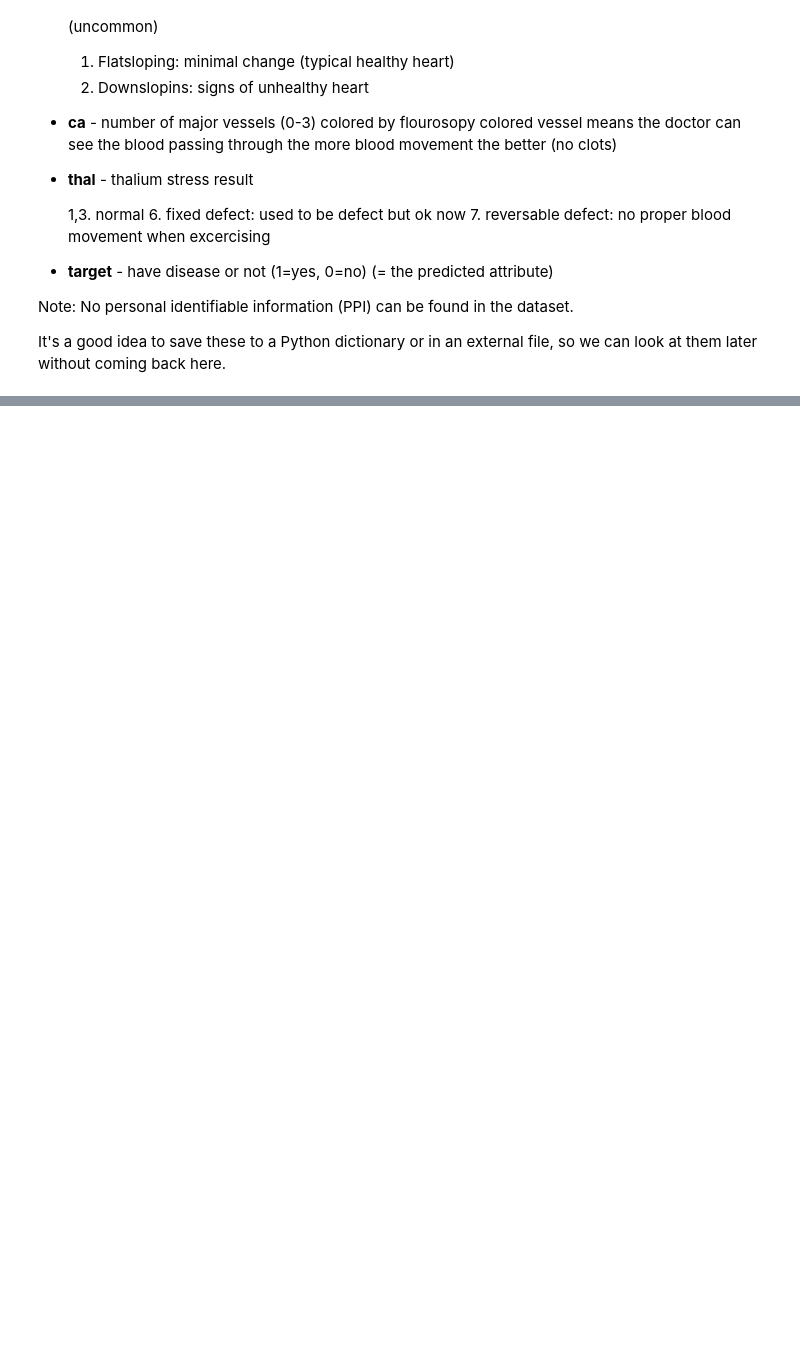
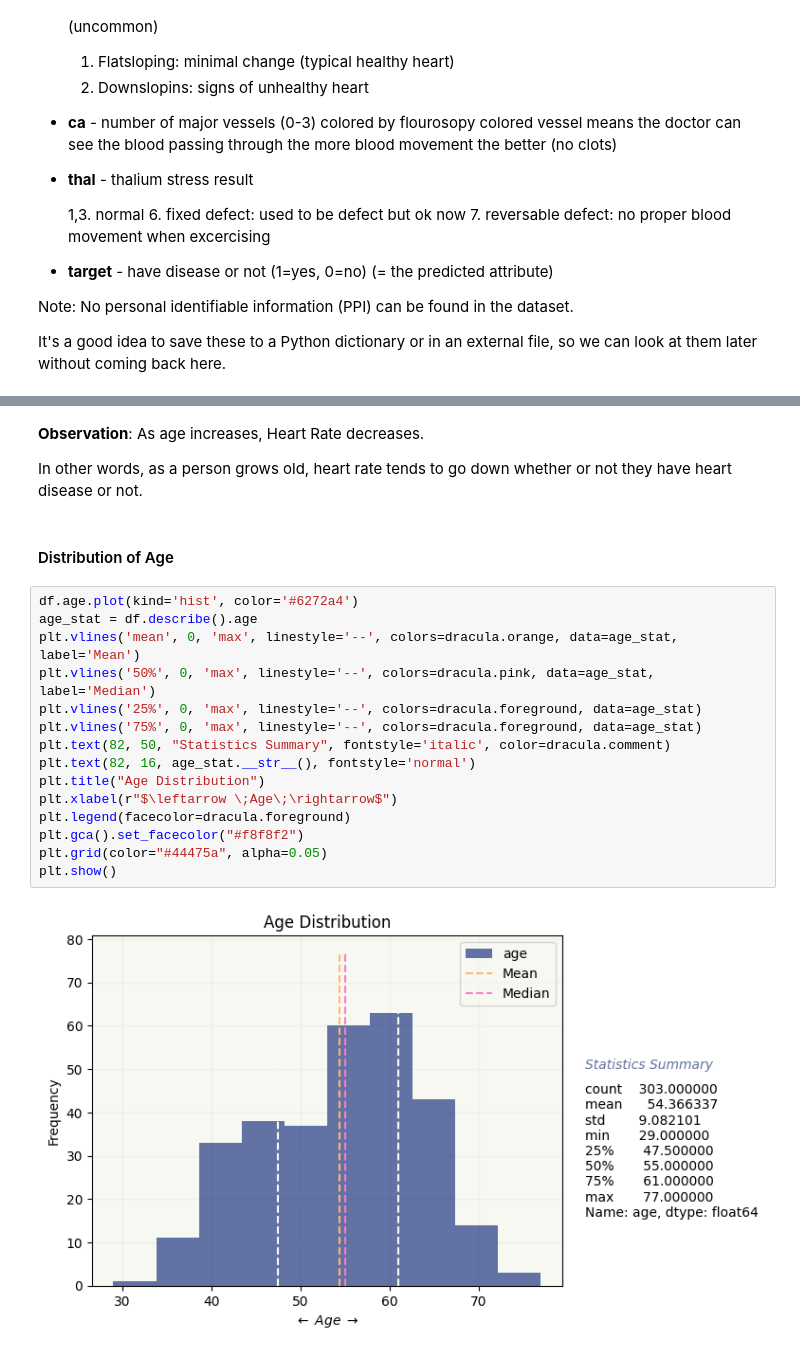
Before and after one commit to s-shifat/ml-notebooks, a Jupyter notebook: end-to-end-heart-disease-using-ml.ipynb, the cells around one changed output, grey strips where cells are left out. Saved outputs shown, nothing was run; the diff lists cells and outputs as text; blank space fills up the shorter version.

```diff
--- a/end-to-end-heart-disease-using-ml.ipynb
+++ b/end-to-end-heart-disease-using-ml.ipynb
@@ -74,0 +216,23 @@ It's a good idea to save these to a Python dictionary or in an external file, so
+# %% [markdown]
+**Observation**: As age increases, Heart Rate decreases.
+
+In other words, as a person grows old, heart rate tends to go down whether or not they have heart disease or not.
+# %% [markdown]
+#### Distribution of Age
+# %%
+df.age.plot(kind='hist', color='#6272a4')
+age_stat = df.describe().age
+plt.vlines('mean', 0, 'max', linestyle='--', colors=dracula.orange, data=age_stat, label='Mean')
+plt.vlines('50%', 0, 'max', linestyle='--', colors=dracula.pink, data=age_stat, label='Median')
+plt.vlines('25%', 0, 'max', linestyle='--', colors=dracula.foreground, data=age_stat)
+plt.vlines('75%', 0, 'max', linestyle='--', colors=dracula.foreground, data=age_stat)
+plt.text(82, 50, "Statistics Summary", fontstyle='italic', color=dracula.comment)
+plt.text(82, 16, age_stat.__str__(), fontstyle='normal')
+plt.title("Age Distribution")
+plt.xlabel(r"$\leftarrow \;Age\;\rightarrow$")
+plt.legend(facecolor=dracula.foreground)
+plt.gca().set_facecolor("#f8f8f2")
+plt.grid(color="#44475a", alpha=0.05)
+plt.show()
+# %% [output]
+[figure, added]
```
Also changed, not shown: parts of 15 cells of this notebook, 2 other files.
